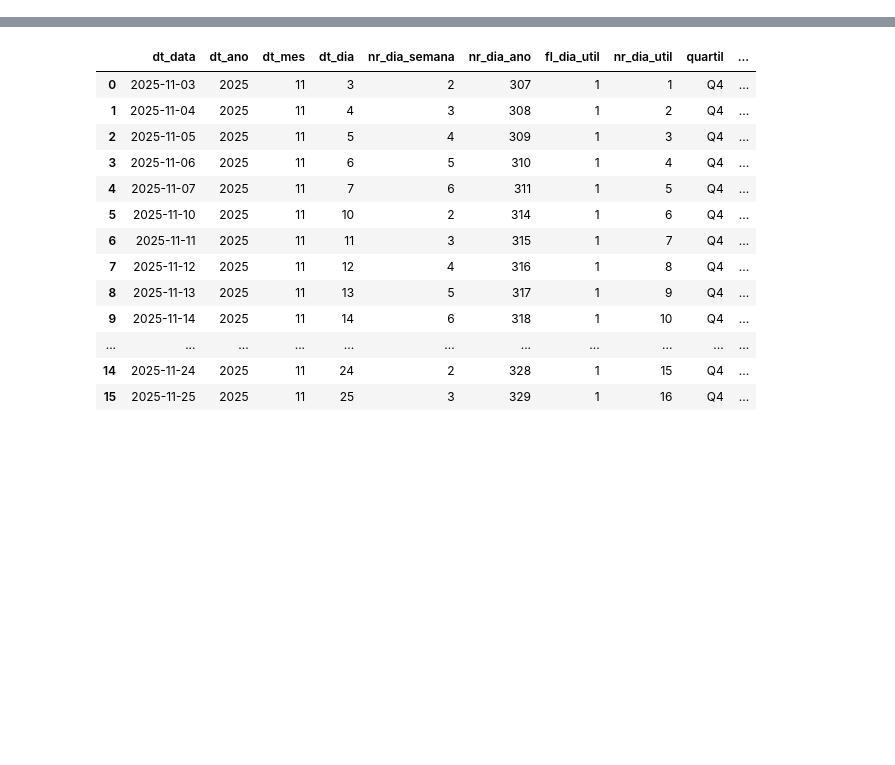
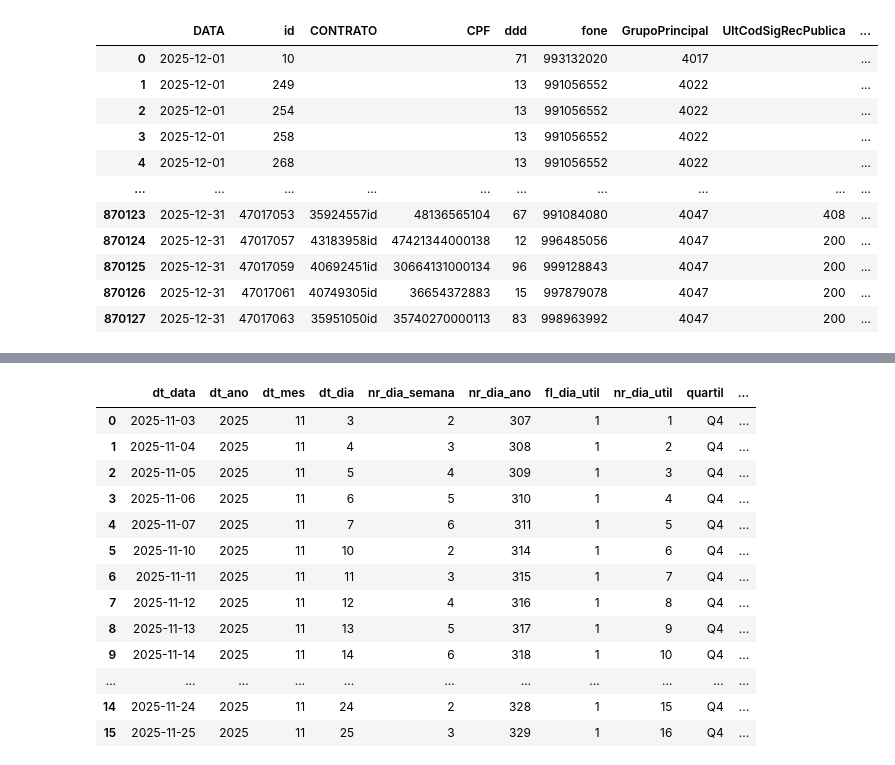
Before and after one commit to Claudiano-alves/Data-Analysis-Portfolio, a Jupyter notebook: Projects/notebooks/data_wrangling_getnet.ipynb, the cells around one changed output, grey strips where cells are left out. Saved outputs shown, nothing was run; the diff lists cells and outputs as text; code cells hidden in the pictures; blank space fills up the shorter version.

```diff
--- a/Projects/Getnet/data_wrangling_getnet.ipynb
+++ b/Projects/notebooks/data_wrangling_getnet.ipynb
@@ -3,8 +3,8 @@
 
 # import importlib
 # importlib.reload(queries)
-from src.data_wrangling_mailingHist import tratar_base_mailing_hist
-from src.db_connection import get_connection
+from Getnet.src.data_wrangling_mailingHist import tratar_base_mailing_hist
+from Getnet.src.db_connection import get_connection
 from Projects.Getnet.src.queries import get_query_discagens, get_query_cad_devf, get_query_mailing_hist, get_query_discagens_trestto, get_query_tabulacao_aciona, get_query_base_acionamentos, get_query_dw_calendario, get_query_pagamentos, get_query_acordos
 import pandas as pd
 
@@ -13,7 +13,7 @@ import pandas as pd
 def data_loader(conn_trc, conn_bd2, conn_src):
 
     df_discagens_expert = pd.read_sql(
-        get_query_discagens('2025-12-01', '2025-12-24'),
+        get_query_discagens('2025-12-01', '2025-12-30'),
         conn_src
     )
     df_cad_devf = pd.read_sql(
@@ -21,13 +21,13 @@ def data_loader(conn_trc, conn_bd2, conn_src):
         conn_src
     )
     df_tab_acionamentos = pd.read_sql(
-        get_query_base_acionamentos('2025-12-01', '2025-12-24'),
+        get_query_base_acionamentos('2025-12-01', '2025-12-30'),
         conn_src
     )
 
     # DADOS BD2/PLANEJAMENTO
     df_maling_hist = pd.read_sql(
-        get_query_mailing_hist('2025-12-01', '2025-12-24'),
+        get_query_mailing_hist('2025-12-01', '2025-12-30'),
         conn_bd2
     )
     df_maling_hist = tratar_base_mailing_hist(df_maling_hist, df_cad_devf)
@@ -41,18 +41,18 @@ def data_loader(conn_trc, conn_bd2, conn_src):
         conn_bd2
     )
     df_pagamentos = pd.read_sql(
-        get_query_pagamentos('2025-12-01', '2025-12-24'),
+        get_query_pagamentos('2025-12-01', '2025-12-30'),
         conn_src
     )
     df_acordos = pd.read_sql(
-        get_query_acordos('2025-12-01', '2025-12-24'),
+        get_query_acordos('2025-12-01', '2025-12-30'),
         conn_src
     )
 
     # DADOS BD2/TRC
 
     df_discagens_trestto = pd.read_sql(
-        get_query_discagens_trestto('2025-12-01', '2025-12-24'),
+        get_query_discagens_trestto('2025-12-01', '2025-12-30'),
         conn_trc
     )
 
@@ -66,3 +66,80 @@ def get_connection():
     df_discagens_expert, df_cad_devf, df_tab_acionamentos, df_maling_hist, df_dw_calendario, df_tabulacao_aciona, df_pagamentos, df_acordos, df_discagens_trestto = data_loader(conn_trc, conn_bd2, conn_src)
 
     return df_discagens_expert, df_cad_devf, df_tab_acionamentos, df_maling_hist, df_dw_calendario, df_tabulacao_aciona, df_pagamentos, df_acordos, df_discagens_trestto
+# %%
+import sys
+from pathlib import Path
+
+# Adiciona a pasta Projects ao path
+projects_path = Path.cwd().parent  # Sobe para Projects/
+sys.path.insert(0, str(projects_path))
+
+# Agora os imports funcionarão
+# from Getnet.src.data_wrangling_mailingHist import tratar_base_mailing_hist
+from utils.db_connection import get_connection
+from utils.queries import (
+    get_query_discagens,
+    get_query_cad_devf,
+    get_query_mailing_hist,
+    get_query_tabulacao_aciona,
+    get_query_base_acionamentos,
+    get_query_dw_calendario,
+    get_query_pagamentos,
+    get_query_acordos
+)
+
+import pandas as pd
+# DISCAGENS EXPERT
+where_campanhas_getnet = "A.GrupoPrincipal IN (SELECT G.id_grupo FROM grupo G WHERE G.ID_CAMPANHA IN (19, 30))"
+#MAILING_HIST
+where_clientes_mailing = "COD_CLI IN(196,198,228)"
+# ACIONAMENTOS
+where_original = """((C.COD_CLI = 198 AND C.COD_CAR IN (1, 2, 3))
+                     OR (C.COD_CLI = 196 AND C.COD_CAR IN (1, 3, 4))
+                     OR (C.COD_CLI = 228 AND C.COD_CAR = 2))"""
+# PAGAMENTOS
+where_clientes_pagamentos = "B.COD_CLI IN(198, 196, 228)"
+# ACORDOS
+where_clientes_acordos = "B.COD_CLI IN(198, 196, 228)"
+
+conn_src = get_connection("SERVER_SRC", "DATABASE_SRC")
+conn_bd2 = get_connection("SERVER_BD2", "DATABASE_BD2")
+
+df_discagens_expert = pd.read_sql(
+    get_query_discagens('2025-12-01', '2025-12-01', where_campanhas_getnet),
+    conn_src
+)
+df_maling_hist = pd.read_sql(
+    get_query_mailing_hist('2025-12-01', '2025-12-31', where_clientes_mailing),
+    conn_bd2
+)
+df_tab_acionamentos = pd.read_sql(
+    get_query_base_acionamentos('2025-12-01', '2025-12-31', where_original),
+    conn_src
+)
+df_dw_calendario = pd.read_sql(
+    get_query_dw_calendario(),
+    conn_bd2
+)
+df_pagamentos = pd.read_sql(
+    get_query_pagamentos('2025-12-01', '2025-12-31', where_clientes_pagamentos),
+    conn_src
+)
+df_acordos = pd.read_sql(
+    get_query_acordos('2025-12-01', '2025-12-31', where_clientes_acordos),
+    conn_src
+)
+df_discagens_expert
+# %% [output]
+|  | DATA | id | CONTRATO | CPF | ddd | fone | GrupoPrincipal | UltCodSigRecPublica | ... |
+| 0 | 2025-12-01 | 10 |  |  | 71 | 993132020 | 4017 |  | ... |
+| 1 | 2025-12-01 | 249 |  |  | 13 | 991056552 | 4022 |  | ... |
+| 2 | 2025-12-01 | 254 |  |  | 13 | 991056552 | 4022 |  | ... |
+| 3 | 2025-12-01 | 258 |  |  | 13 | 991056552 | 4022 |  | ... |
+| 4 | 2025-12-01 | 268 |  |  | 13 | 991056552 | 4022 |  | ... |
+| ... | ... | ... | ... | ... | ... | ... | ... | ... | ... |
+| 870123 | 2025-12-31 | 47017053 | 35924557id | 48136565104 | 67 | 991084080 | 4047 | 408 | ... |
+| 870124 | 2025-12-31 | 47017057 | 43183958id | 47421344000138 | 12 | 996485056 | 4047 | 200 | ... |
+| 870125 | 2025-12-31 | 47017059 | 40692451id | 30664131000134 | 96 | 999128843 | 4047 | 200 | ... |
+| 870126 | 2025-12-31 | 47017061 | 40749305id | 36654372883 | 15 | 997879078 | 4047 | 200 | ... |
+| 870127 | 2025-12-31 | 47017063 | 35951050id | 35740270000113 | 83 | 998963992 | 4047 | 200 | ... |
```
Also changed, not shown: parts of 2 cells of this notebook, 33 other files.
